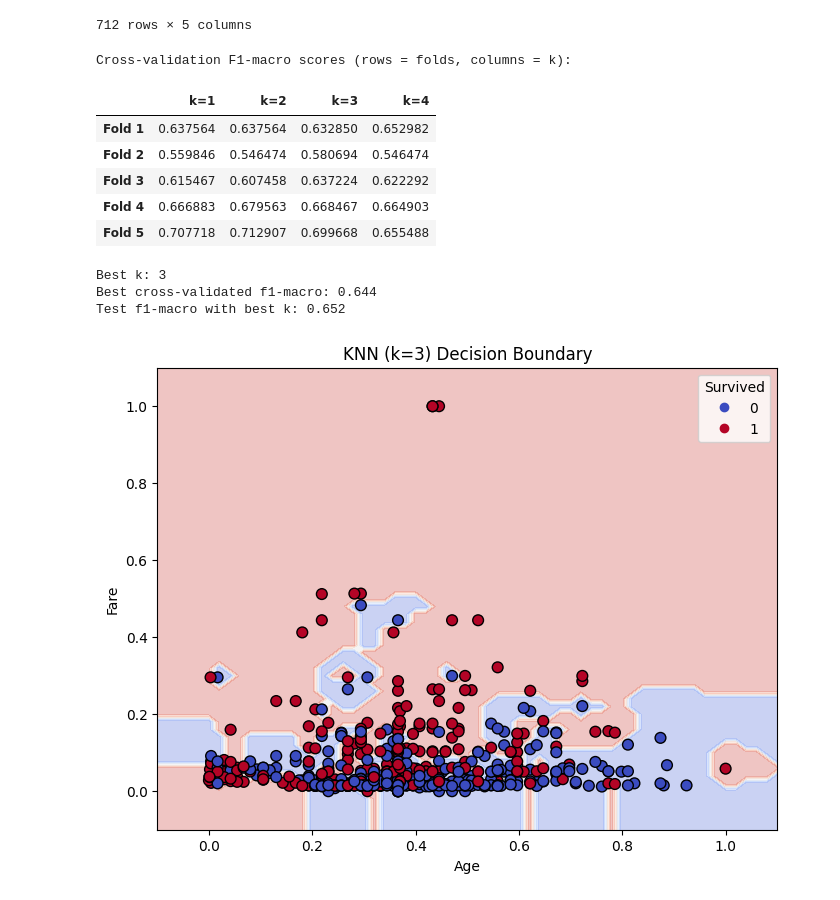
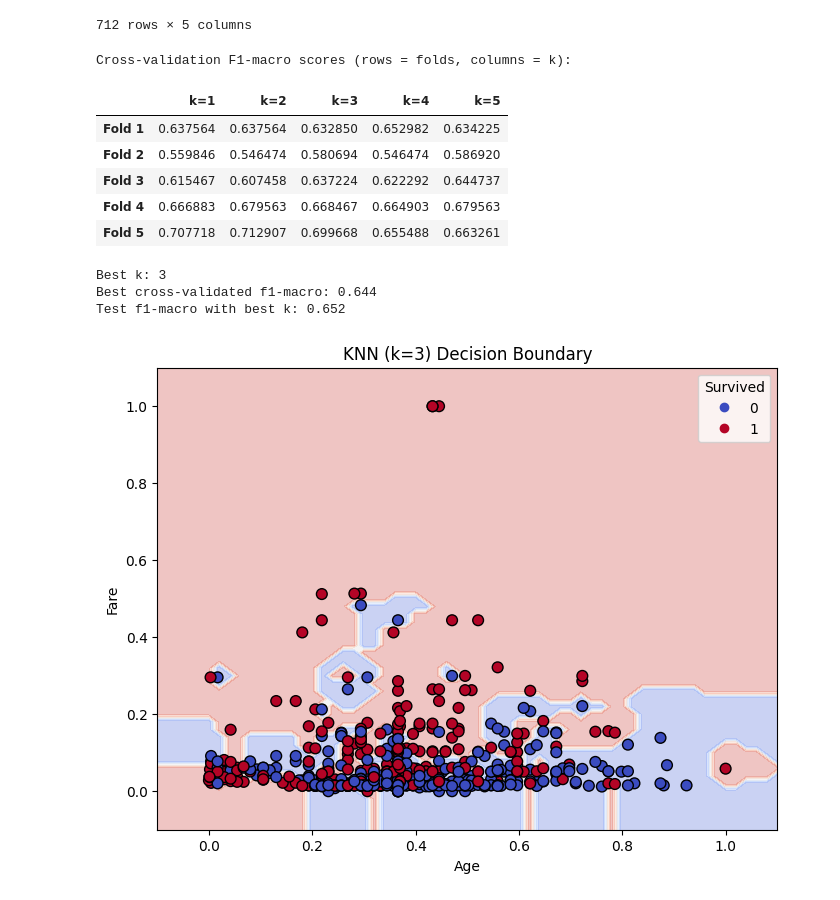
Before and after one commit to ShalevOzeri/machine-learning-task-2, a Jupyter notebook: Assignment2_supervised_learning_flow.ipynb, the cells around one changed output. Saved outputs shown, nothing was run; the diff lists cells and outputs as text; code cells hidden in the pictures.

```diff
--- a/Assignment2_supervised_learning_flow.ipynb
+++ b/Assignment2_supervised_learning_flow.ipynb
@@ -289,13 +450,13 @@ def add_fare_group(df):
 # --- Usage examples ---
 
 # Add FamilySize feature
-train_df1 = add_family_size(train_df)
-train_df1 = add_is_alone(train_df1)
-train_df1 = add_age_group(train_df1)
-train_df1 = add_fare_group(train_df1)
+train_df2 = add_family_size(train_df)
+train_df2 = add_is_alone(train_df2)
+train_df2 = add_age_group(train_df2)
+train_df2 = add_fare_group(train_df2)
 
 
-train_df1
+train_df2
 # %% [output]
 |  | Pclass | Sex | Age | SibSp | Parch | Fare | Embarked | Survived | FareGroup | FamilySize | ... |
 | 0 | 1 | 0 | 54.000000 | 1 | 0 | 78.2667 | 1 | 1 | 2 | 2 | ... |
@@ -311,22 +472,10 @@ train_df1
 | 711 | 1 | 0 | 25.000000 | 1 | 2 | 151.5500 | 0 | 0 | 4 | 4 | ... |
 712 rows × 12 columns
 # %%
-import pandas as pd
-from sklearn.preprocessing import MinMaxScaler
 
-def create_normalized_data(df, numeric_features):
-    # Create a new DataFrame containing only the specified numeric features,
-    # and normalize them to the [0,1] range using MinMaxScaler.
-    scaler = MinMaxScaler()
-    df_numeric = df[numeric_features].copy()
-    df_numeric[numeric_features] = scaler.fit_transform(df_numeric[numeric_features])
-    return df_numeric
 
-# Example usage:
-# List of numeric features to normalize
-numeric_features = ['Age', 'Fare', 'FamilySize', 'SibSp', 'Parch']
 # Create a normalized DataFrame with only the numeric features
-normalized_df = create_normalized_data(train_df1, numeric_features)
+normalized_df = create_normalized_data(train_df2, numeric_features)
 normalized_df
 # %% [output]
 |  | Age | Fare | FamilySize | SibSp | Parch |
@@ -343,15 +492,11 @@ normalized_df
 | 711 | 0.306694 | 0.295806 | 0.3 | 0.125 | 0.333333 |
 712 rows × 5 columns
 # %%
-from sklearn.neighbors import KNeighborsClassifier
-from sklearn.model_selection import train_test_split, GridSearchCV, StratifiedKFold
-from sklearn.metrics import f1_score
-import numpy as np
-import pandas as pd
+
 
 # Use the normalized features and the target variable
 X = normalized_df  # normalized features DataFrame
-y = train_df1["Survived"]  # target labels
+y = train_df2["Survived"]  # target labels
 
 # Split the normalized data into train and test sets
 X_train, X_test, y_train, y_test = train_test_split(
@@ -359,7 +504,7 @@ X_train, X_test, y_train, y_test = train_test_split(
 )
 
 # Define the range of k values to search
-param_grid = {'n_neighbors': list(range(1, 5))}
+param_grid = {'n_neighbors': list(range(1, 6))}
 
 # Create the KNN model
 knn = KNeighborsClassifier(n_neighbors=5, weights='distance', metric='manhattan')
@@ -367,39 +512,39 @@ knn.fit(X_train, y_train)
 
 # Set up 5-fold stratified cross-validation
 cv = StratifiedKFold(n_splits=5, shuffle=True, random_state=42)
 
 # Grid Search with 5-fold cross-validation and f1-macro as the scoring metric
 grid = GridSearchCV(knn, param_grid, cv=cv, scoring='f1_macro', return_train_score=True)
 grid.fit(X_train, y_train)
 
 # --- PRETTY F1-MACRO TABLES ---
 # Collect all F1 scores for each k and fold into a DataFrame for pretty display
 f1_scores_dict = {}
 for i, k in enumerate(param_grid['n_neighbors']):
     f1_scores_dict[f'k={k}'] = [grid.cv_results_[f'split{fold}_test_score'][i] for fold in range(cv.get_n_splits())]
 f1_df = pd.DataFrame(f1_scores_dict, index=[f'Fold {i+1}' for i in range(cv.get_n_splits())])
 
 print("Cross-validation F1-macro scores (rows = folds, columns = k):")
 display(f1_df)  # If running in Jupyter, this will show a nice table
 
 
 
 # Print the best result
 print(f"\nBest k: {grid.best_params_['n_neighbors']}")
 print(f"Best cross-validated f1-macro: {grid.best_score_:.3f}")
 
 # Evaluate on the test set with the best k
 y_pred = grid.predict(X_test)
 test_f1 = f1_score(y_test, y_pred, average='macro')
 print(f"Test f1-macro with best k: {test_f1:.3f}")
 # %% [output]
 Cross-validation F1-macro scores (rows = folds, columns = k):
-|  | k=1 | k=2 | k=3 | k=4 |
-| Fold 1 | 0.637564 | 0.637564 | 0.632850 | 0.652982 |
-| Fold 2 | 0.559846 | 0.546474 | 0.580694 | 0.546474 |
-| Fold 3 | 0.615467 | 0.607458 | 0.637224 | 0.622292 |
-| Fold 4 | 0.666883 | 0.679563 | 0.668467 | 0.664903 |
-| Fold 5 | 0.707718 | 0.712907 | 0.699668 | 0.655488 |
+|  | k=1 | k=2 | k=3 | k=4 | k=5 |
+| Fold 1 | 0.637564 | 0.637564 | 0.632850 | 0.652982 | 0.634225 |
+| Fold 2 | 0.559846 | 0.546474 | 0.580694 | 0.546474 | 0.586920 |
+| Fold 3 | 0.615467 | 0.607458 | 0.637224 | 0.622292 | 0.644737 |
+| Fold 4 | 0.666883 | 0.679563 | 0.668467 | 0.664903 | 0.679563 |
+| Fold 5 | 0.707718 | 0.712907 | 0.699668 | 0.655488 | 0.663261 |
 Best k: 3
 Best cross-validated f1-macro: 0.644
 Test f1-macro with best k: 0.652
```
Also changed, not shown: parts of 13 cells of this notebook.
